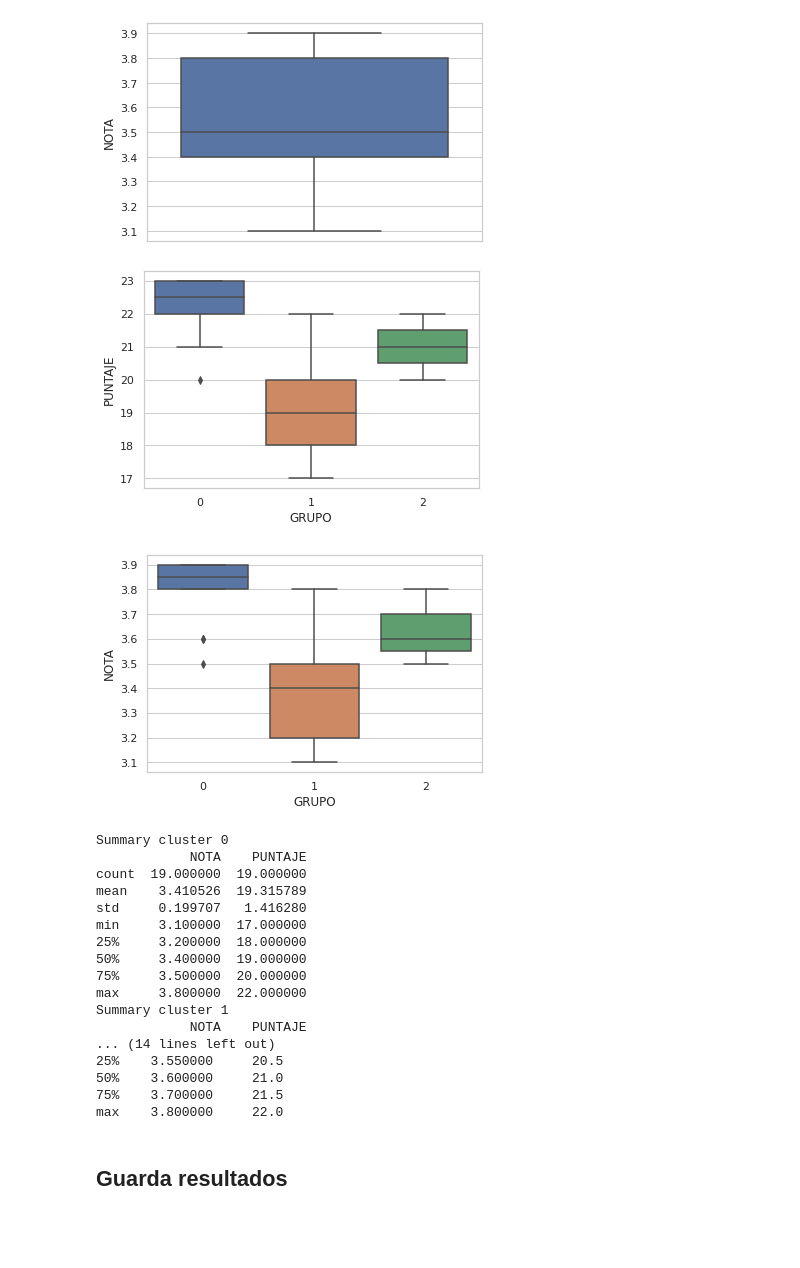
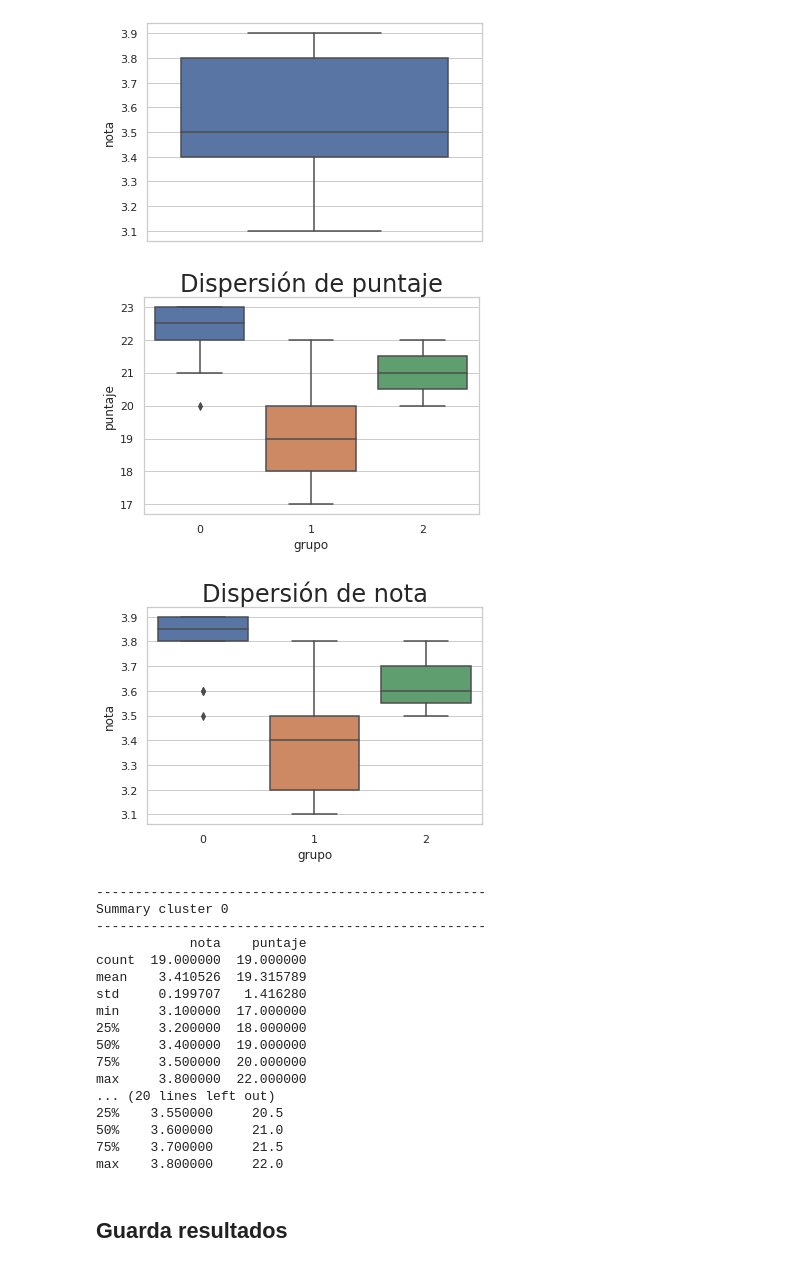
Before and after one commit to jamezahidalgo/PilotoTutoria, a Jupyter notebook: PRY_ModeloTutoria.ipynb, the cells around one changed output. Saved outputs shown, nothing was run; the diff lists cells and outputs as text; code cells hidden in the pictures; blank space fills up the shorter version.

```diff
--- a/PRY_ModeloTutoria.ipynb
+++ b/PRY_ModeloTutoria.ipynb
@@ -115,7 +123,7 @@ dtype: int64
 # %% [markdown]
 ## Selección de candidatos a tutoría
 # %%
-data_selected = data_frame.query("CATEGORIA >= 4")
+data_selected = data_frame.query("categoria >= 4")
 data_selected.shape
 # %% [output]
 (46, 12)
@@ -176,6 +184,6 @@ data_selected.groupby('CATEGORIA')[['PUNTAJE','NOTA']].describe()
 | 4 | 46.0 | 20.369565 | 1.889841 | 17.0 | 19.0 | 20.0 | 22.0 | 23.0 | 46.0 | 3.55 | 0.260555 | ... |
 # %%
-data = pd.cut(data_frame.NOTA, bins=[1.0,2.0,3.0,4.0,5.0,6.0,7.0]).value_counts()
+data = pd.cut(data_frame.nota, bins=[1.0,2.0,3.0,4.0,5.0,6.0,7.0]).value_counts()
 data.plot(kind="pie", title="Rango Notas");
 # %% [output]
 [figure]
@@ -186,10 +194,10 @@ data.plot(kind="pie", title="Rango Notas");
 # %% [markdown]
 ## Escalado de los datos
 # %%
-lst_include = ["I1","I2","I3","I4","I5","I6","I7","I8"]
+lst_include = ["i1","i2","i3","i4","i5","i6","i7","i8"]
 exclude = data_selected.columns.difference(lst_include)
 X_features = np.array(data_selected[data_selected.columns.drop(exclude)])
-y = data_selected.CATEGORIA
+y = data_selected.categoria
 # %%
 scaler = StandardScaler()
 X_features_scaled = scaler.fit_transform(X_features)
@@ -492,7 +500,7 @@ The best value is 1 and the worst value is -1. Values near 0 indicate overlappin
 # %%
 def get_data_final(data, y_predict):
   data_final = data.copy()
-  data_final['GRUPO'] = y_predict
+  data_final['grupo'] = y_predict
   data_final['total'] = 1
   return data_final
 # %%
@@ -634,12 +642,14 @@ ax = sns.boxplot(y='NOTA', data= data_final_x)
 # %% [output]
 [figure]
 # %%
-ax = sns.boxplot(x="GRUPO", y="PUNTAJE", data=data_final_x)
+ax = sns.boxplot(x="grupo", y="puntaje", data=data_final_x)
+ax.set_title("Dispersión de puntaje", fontsize=24);
 # %% [output]
-[figure, old version]
+[figure, new version]
 # %%
-ax = sns.boxplot(x="GRUPO", y="NOTA", data=data_final_x)
+ax = sns.boxplot(x="grupo", y="nota", data=data_final_x)
+ax.set_title("Dispersión de nota", fontsize=24);
 # %% [output]
-[figure, old version]
+[figure, new version]
 # %%
 def get_describe_by_cluster(data, cluster, selected):
@@ -647,10 +657,14 @@ def get_describe_by_cluster(data, cluster, selected):
 # %%
 for cluster in np.sort(get_clusters(data_final_x)):
+  print("-"*50)
   print("Summary cluster {}".format(cluster))
-  print(get_describe_by_cluster(data_final_y, cluster, ['NOTA', 'PUNTAJE']))
+  print("-"*50)
+  print(get_describe_by_cluster(data_final_y, cluster, ['nota', 'puntaje']))
 # %% [output]
+--------------------------------------------------
 Summary cluster 0
-            NOTA    PUNTAJE
+--------------------------------------------------
+            nota    puntaje
 count  19.000000  19.000000
 mean    3.410526  19.315789
 std     0.199707   1.416280
@@ -659,9 +673,7 @@ min     3.100000  17.000000
 50%     3.400000  19.000000
 75%     3.500000  20.000000
 max     3.800000  22.000000
-Summary cluster 1
-            NOTA    PUNTAJE
-... (14 lines left out)
+... (20 lines left out)
 25%    3.550000     20.5
 50%    3.600000     21.0
 75%    3.700000     21.5
```
Also changed, not shown: parts of 45 cells of this notebook, 8 other files.
